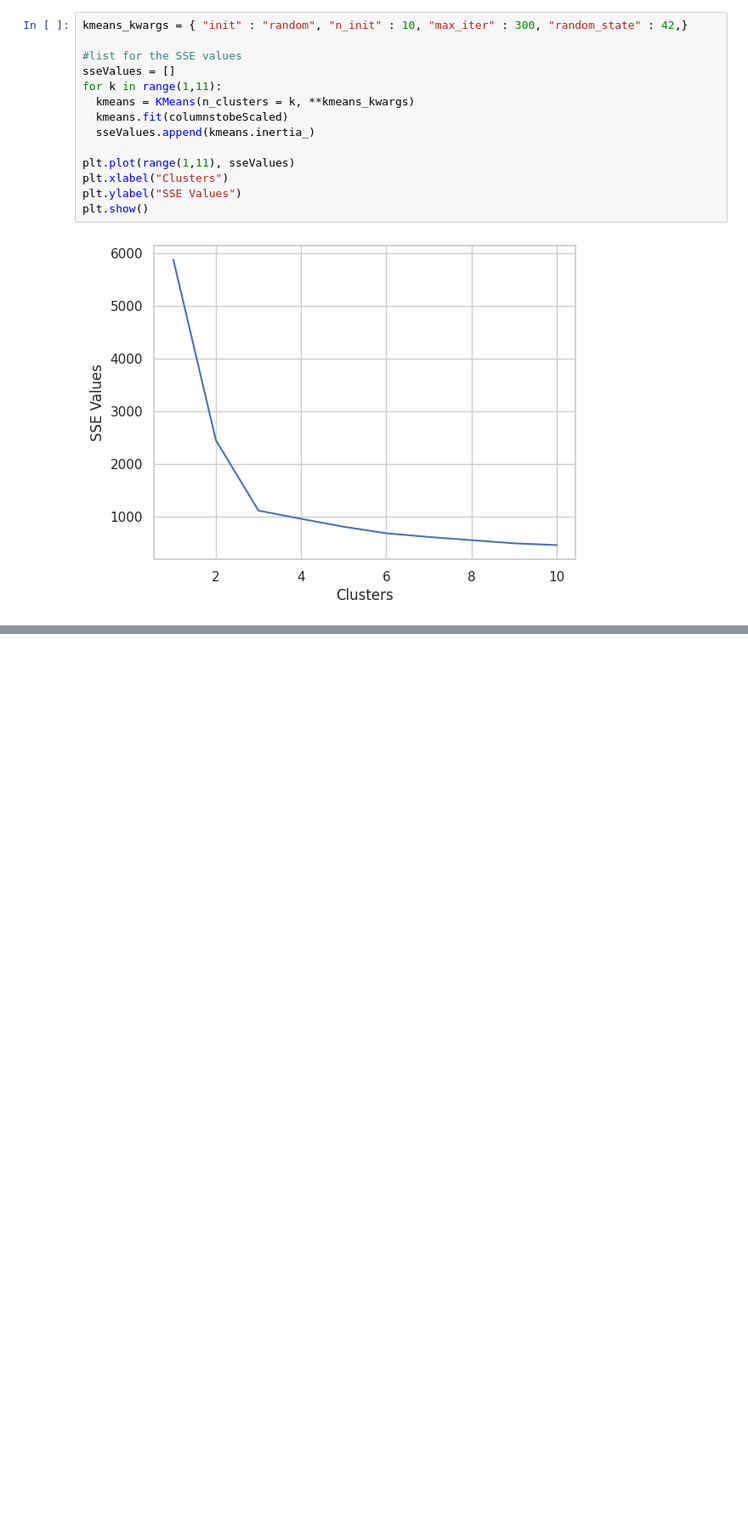
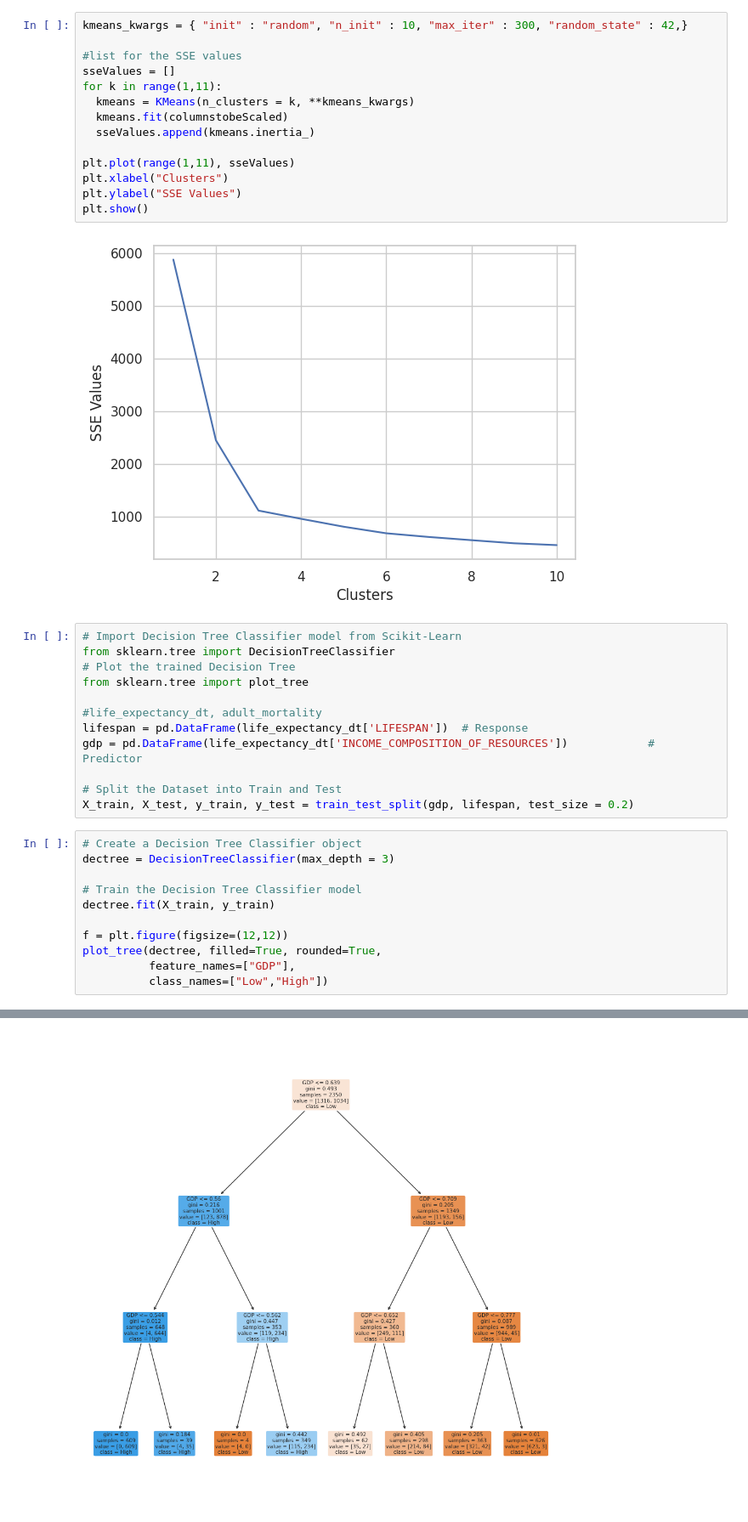
Before and after one commit to zhihaolaw/SC1015, a Jupyter notebook: SC1015_mini_project_latest.ipynb, the cells around one changed output, grey strips where cells are left out. Shown at 85% size. Cells and saved outputs as stored; diff of their text form; blank space fills up the shorter version.

```diff
--- a/SC1015_mini_project_latest.ipynb
+++ b/SC1015_mini_project_latest.ipynb
@@ -775,3 +785,27 @@ plt.ylabel("SSE Values")
 plt.show()
 # %% [output]
 [figure]
+# %%
+# Import Decision Tree Classifier model from Scikit-Learn
+from sklearn.tree import DecisionTreeClassifier
+# Plot the trained Decision Tree
+from sklearn.tree import plot_tree
+
+#life_expectancy_dt, adult_mortality
+lifespan = pd.DataFrame(life_expectancy_dt['LIFESPAN'])  # Response
+gdp = pd.DataFrame(life_expectancy_dt['INCOME_COMPOSITION_OF_RESOURCES'])            # Predictor
+
+# Split the Dataset into Train and Test
+X_train, X_test, y_train, y_test = train_test_split(gdp, lifespan, test_size = 0.2)
+# %%
+# Create a Decision Tree Classifier object
+dectree = DecisionTreeClassifier(max_depth = 3)
+
+# Train the Decision Tree Classifier model
+dectree.fit(X_train, y_train)
+
+f = plt.figure(figsize=(12,12))
+plot_tree(dectree, filled=True, rounded=True,
+          feature_names=["GDP"],
+          class_names=["Low","High"])
+# %% [output]
@@ -777,0 +827 @@ plt.show()
+[figure, added]
```
Also changed, not shown: parts of 9 cells of this notebook.
